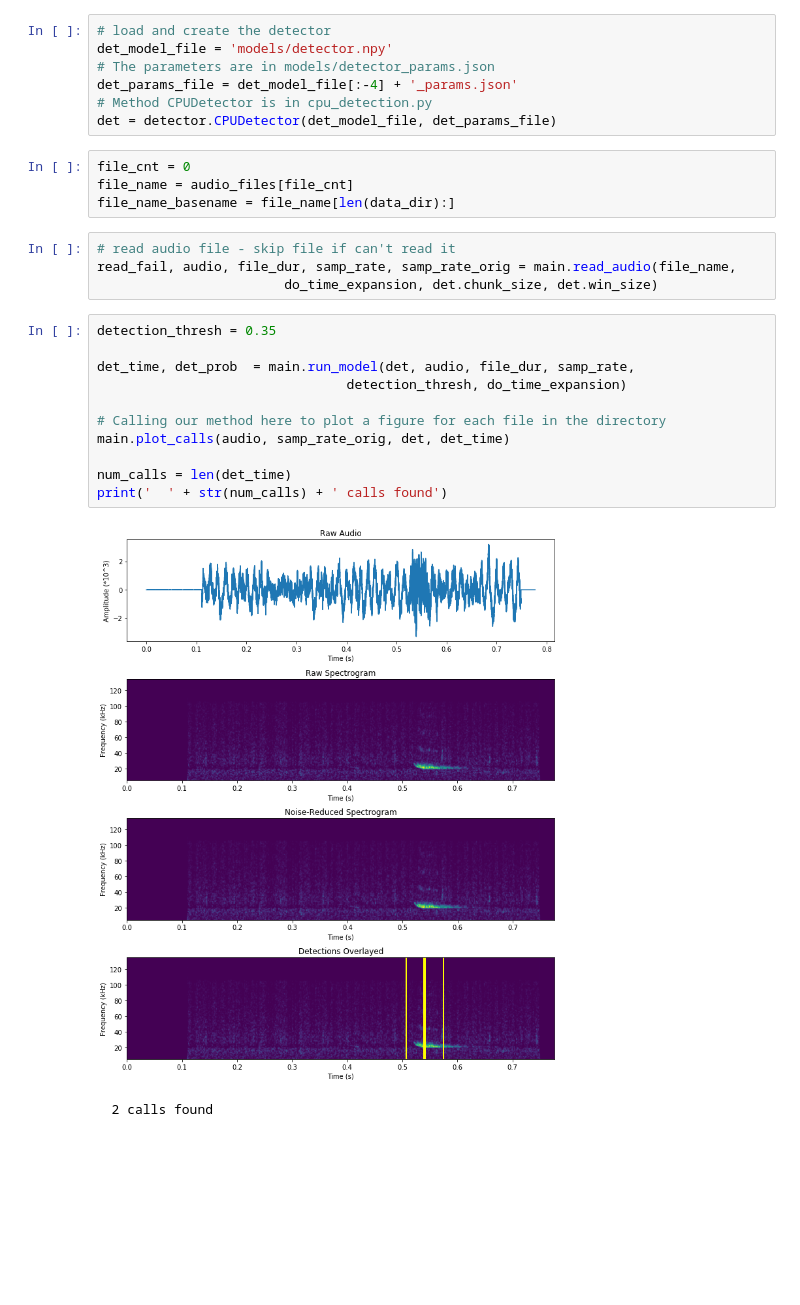
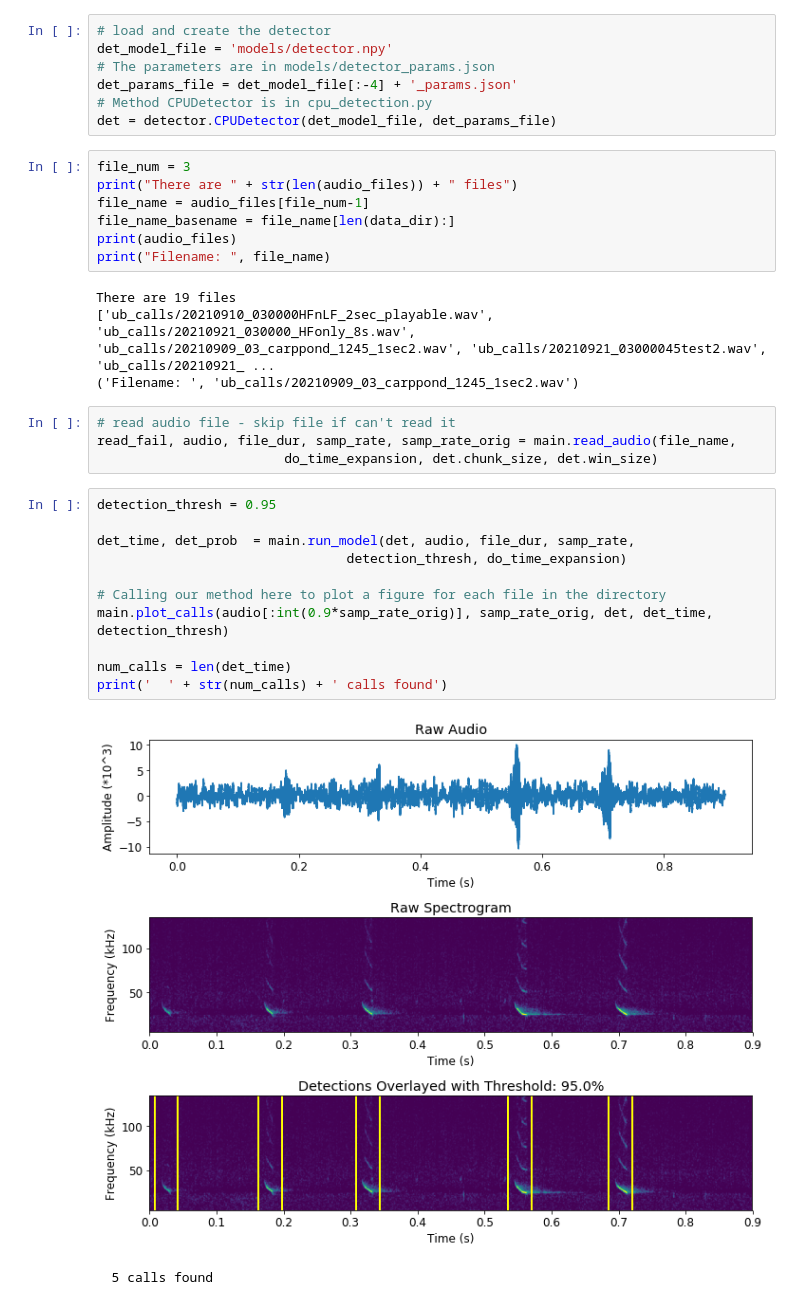
Before and after one commit to aditya-uw/batdetect, a Jupyter notebook: batdetect/bat_eval/call_plotter.ipynb, the cells around one changed output. Cells and saved outputs as stored; diff of their text form; blank space fills up the shorter version.

```diff
--- a/batdetect/bat_eval/call_plotter.ipynb
+++ b/batdetect/bat_eval/call_plotter.ipynb
@@ -19,26 +19,33 @@ det_model_file = 'models/detector.npy'
 det_params_file = det_model_file[:-4] + '_params.json'
 # Method CPUDetector is in cpu_detection.py
 det = detector.CPUDetector(det_model_file, det_params_file)
-# %%
-file_cnt = 0
-file_name = audio_files[file_cnt]
-file_name_basename = file_name[len(data_dir):]
+# %%
+file_num = 3
+print("There are " + str(len(audio_files)) + " files")
+file_name = audio_files[file_num-1]
+file_name_basename = file_name[len(data_dir):]
+print(audio_files)
+print("Filename: ", file_name)
+# %% [output]
+There are 19 files
+['ub_calls/20210910_030000HFnLF_2sec_playable.wav', 'ub_calls/20210921_030000_HFonly_8s.wav', 'ub_calls/20210909_03_carppond_1245_1sec2.wav', 'ub_calls/20210921_03000045test2.wav', 'ub_calls/20210921_ ...
+('Filename: ', 'ub_calls/20210909_03_carppond_1245_1sec2.wav')
 # %%
 # read audio file - skip file if can't read it
 read_fail, audio, file_dur, samp_rate, samp_rate_orig = main.read_audio(file_name,
                         do_time_expansion, det.chunk_size, det.win_size)
 # %%
-detection_thresh = 0.35
+detection_thresh = 0.95
 
 det_time, det_prob  = main.run_model(det, audio, file_dur, samp_rate,
                                 detection_thresh, do_time_expansion)
 
 # Calling our method here to plot a figure for each file in the directory
-main.plot_calls(audio, samp_rate_orig, det, det_time)
+main.plot_calls(audio[:int(0.9*samp_rate_orig)], samp_rate_orig, det, det_time, detection_thresh)
 
 num_calls = len(det_time)
 print('  ' + str(num_calls) + ' calls found')
 # %% [output]
-[figure, old version]
+[figure, new version]
-  2 calls found
+  5 calls found
 # %%
```
Also changed, not shown: parts of 4 cells of this notebook, 24 other files.
